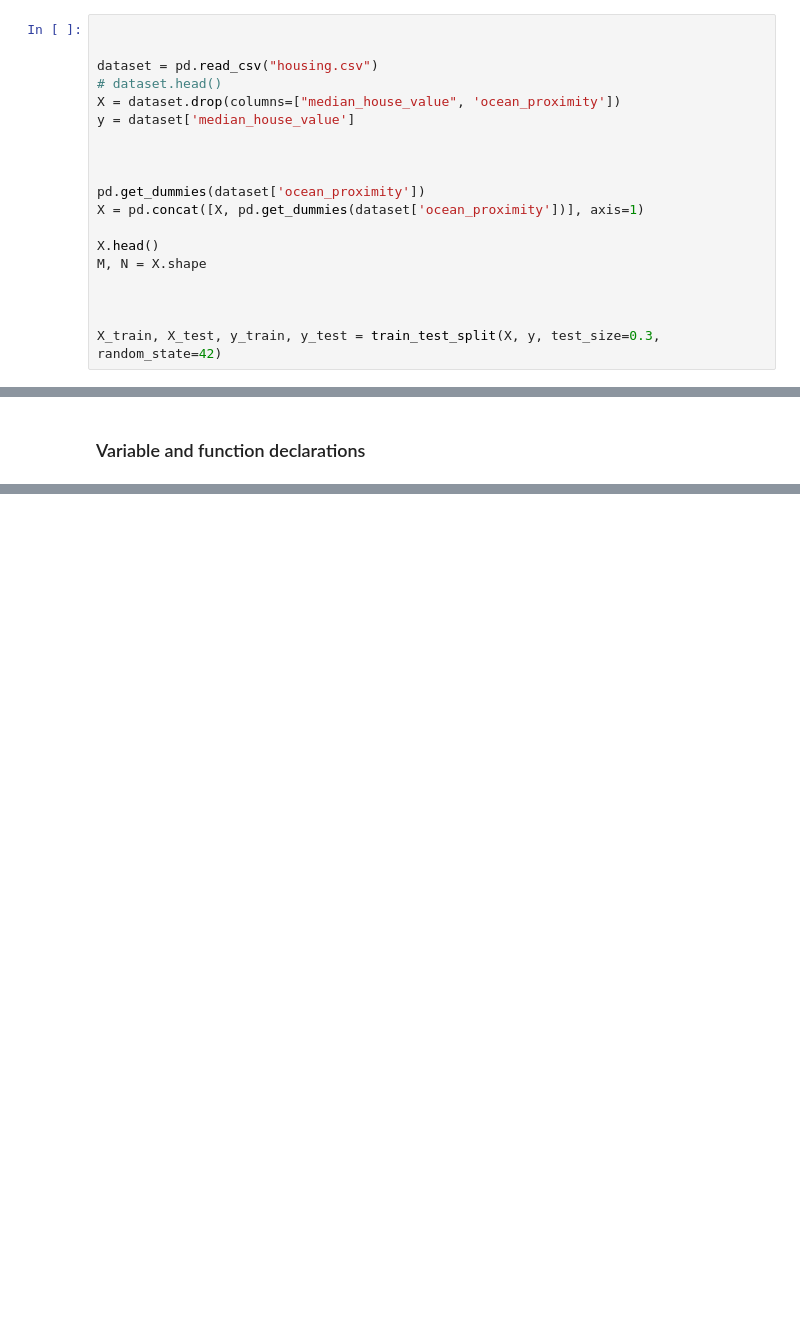
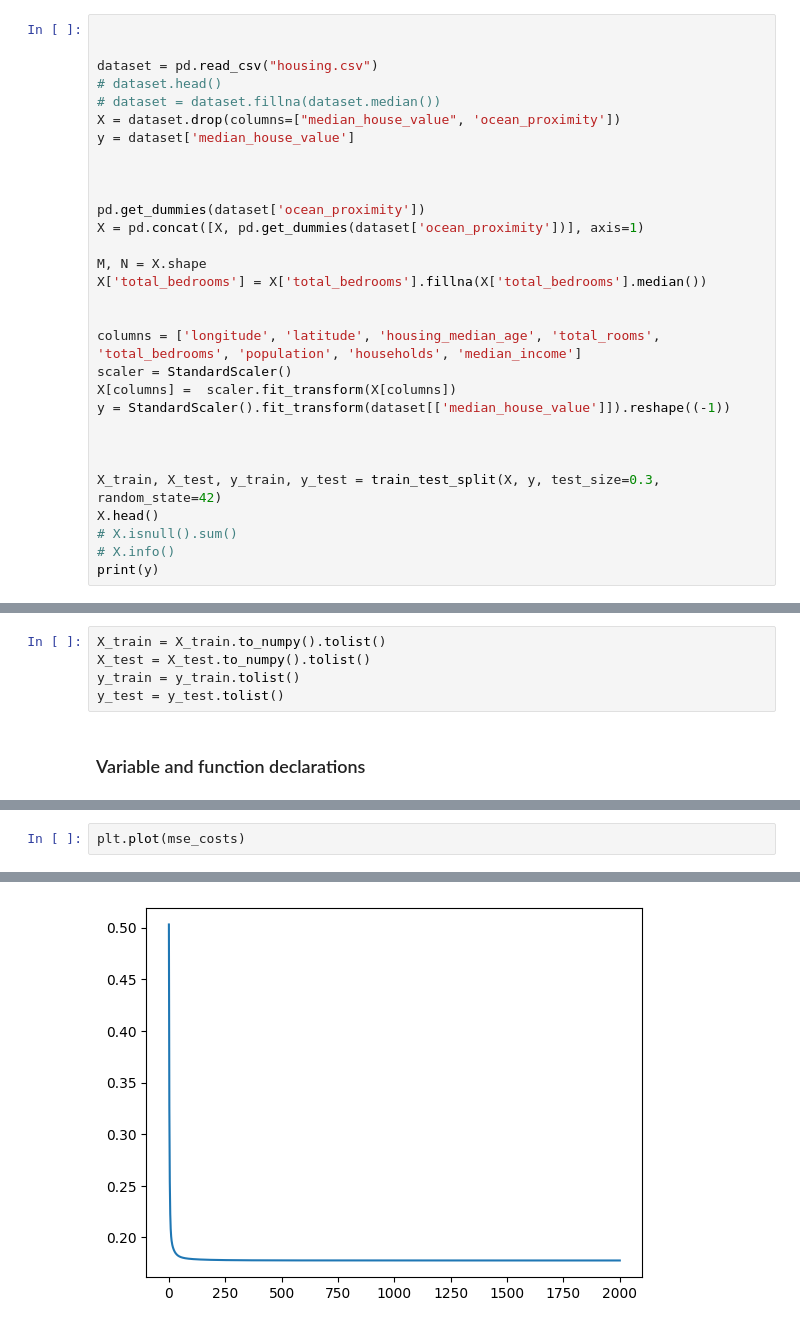
Before and after one commit to AMOGHA1140/24074032_CSOC_IG, a Jupyter notebook: prerequisites_assignment/python_implementation.ipynb, the cells around one changed output, grey strips where cells are left out. Drawn from its saved outputs; the diff is of its cells as text; blank space fills up the shorter version.

```diff
--- a/prerequisites_assignment/python_implementation.ipynb
+++ b/prerequisites_assignment/python_implementation.ipynb
@@ -11,6 +16,7 @@ from sklearn.model_selection import train_test_split
 
 dataset = pd.read_csv("housing.csv")
 # dataset.head()
+# dataset = dataset.fillna(dataset.median())
 X = dataset.drop(columns=["median_house_value", 'ocean_proximity'])
 y = dataset['median_house_value']
 
@@ -19,9 +25,19 @@ y = dataset['median_house_value']
 pd.get_dummies(dataset['ocean_proximity'])
 X = pd.concat([X, pd.get_dummies(dataset['ocean_proximity'])], axis=1)
 
-X.head()
 M, N = X.shape
+X['total_bedrooms'] = X['total_bedrooms'].fillna(X['total_bedrooms'].median())
+
+
+columns = ['longitude', 'latitude', 'housing_median_age', 'total_rooms', 'total_bedrooms', 'population', 'households', 'median_income']
+scaler = StandardScaler()
+X[columns] =  scaler.fit_transform(X[columns])
+y = StandardScaler().fit_transform(dataset[['median_house_value']]).reshape((-1))
 
 
 
 X_train, X_test, y_train, y_test = train_test_split(X, y, test_size=0.3, random_state=42)
+X.head()
+# X.isnull().sum()
+# X.info()
+print(y)
@@ -28,3 +49,8 @@ X_train, X_test, y_train, y_test = train_test_split(X, y, test_size=0.3, random_
+# %%
+X_train = X_train.to_numpy().tolist()
+X_test = X_test.to_numpy().tolist()
+y_train = y_train.tolist()
+y_test = y_test.tolist()
 # %% [markdown]
 ### Variable and function declarations
 # %%
@@ -145,0 +209,3 @@ KeyError: 0
+# %%
+plt.plot(mse_costs)
+# %% [output]
@@ -145,0 +213 @@ KeyError: 0
+[figure, added]
```
Also changed, not shown: parts of 10 cells of this notebook.
